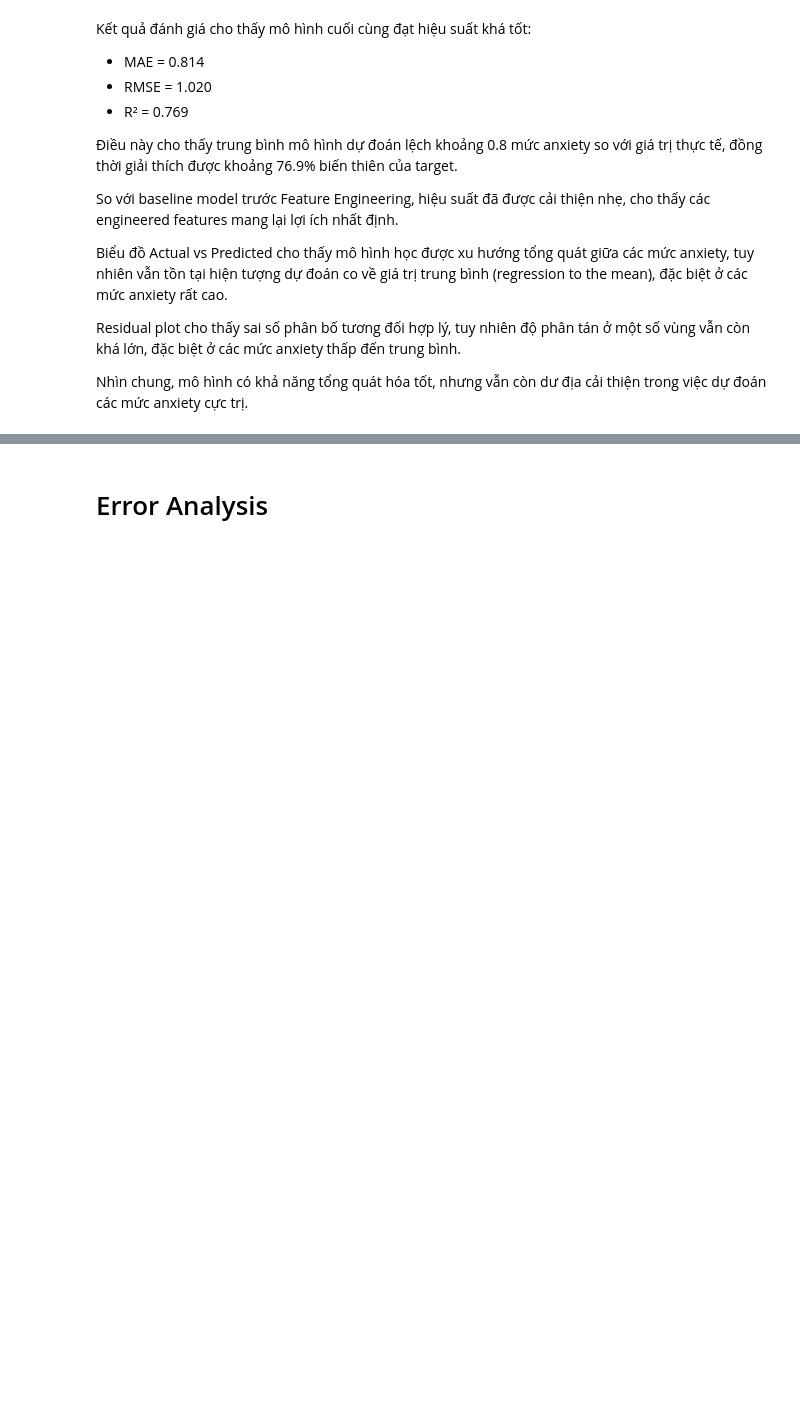
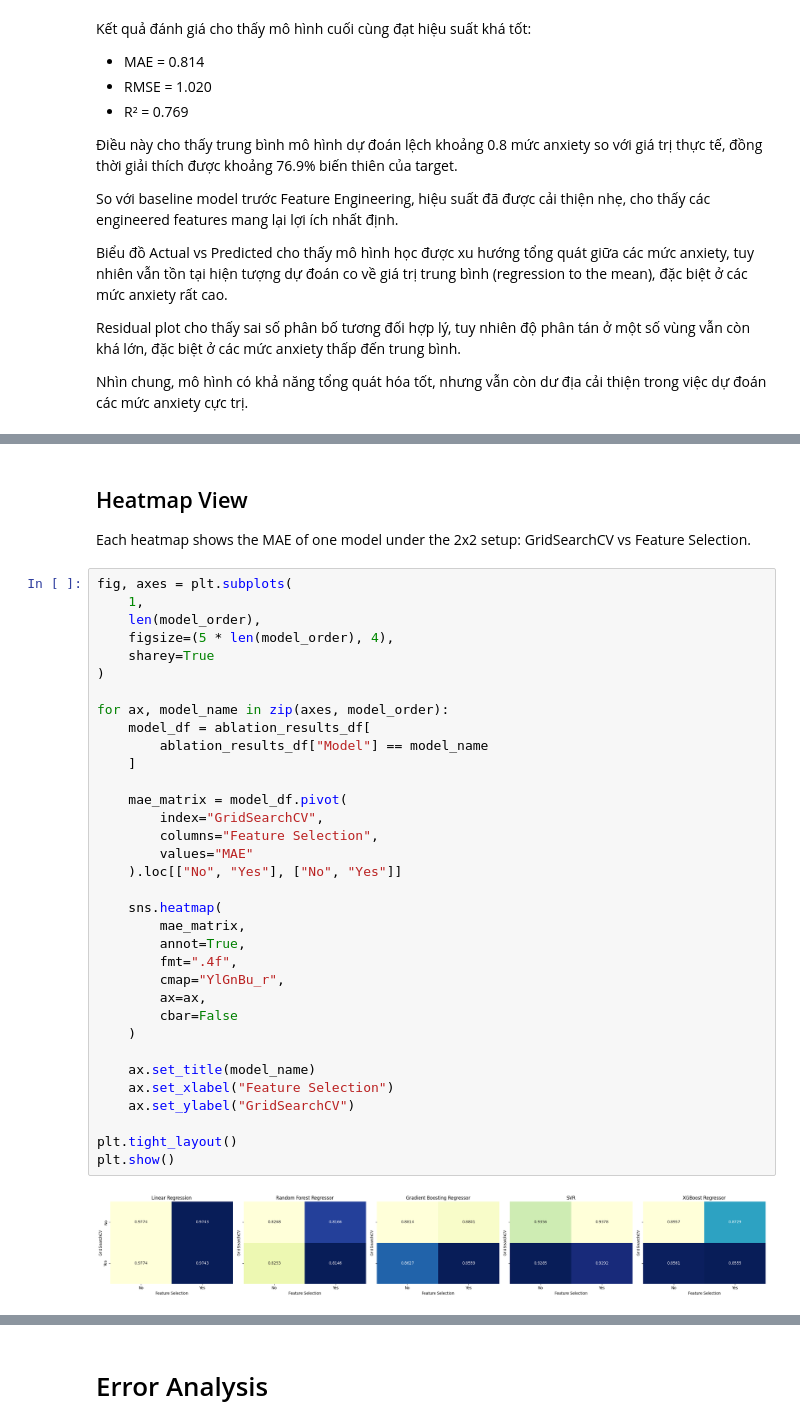
Before and after one commit to Luchienlanh/Social-Anxiety, a Jupyter notebook: Backend/CS114_FinalModel.ipynb, the cells around one changed output, grey strips where cells are left out. Saved outputs shown, nothing was run; the diff lists cells and outputs as text; blank space fills up the shorter version.

```diff
--- a/Backend/CS114_FinalModel.ipynb
+++ b/Backend/CS114_FinalModel.ipynb
@@ -1503,0 +1843,40 @@ Nhìn chung, mô hình có khả năng tổng quát hóa tốt, nhưng vẫn cò
+# %% [markdown]
+## Heatmap View
+
+Each heatmap shows the MAE of one model under the 2x2 setup: GridSearchCV vs Feature Selection.
+# %%
+fig, axes = plt.subplots(
+    1,
+    len(model_order),
+    figsize=(5 * len(model_order), 4),
+    sharey=True
+)
+
+for ax, model_name in zip(axes, model_order):
+    model_df = ablation_results_df[
+        ablation_results_df["Model"] == model_name
+    ]
+
+    mae_matrix = model_df.pivot(
+        index="GridSearchCV",
+        columns="Feature Selection",
+        values="MAE"
+    ).loc[["No", "Yes"], ["No", "Yes"]]
+
+    sns.heatmap(
+        mae_matrix,
+        annot=True,
+        fmt=".4f",
+        cmap="YlGnBu_r",
+        ax=ax,
+        cbar=False
+    )
+
+    ax.set_title(model_name)
+    ax.set_xlabel("Feature Selection")
+    ax.set_ylabel("GridSearchCV")
+
+plt.tight_layout()
+plt.show()
+# %% [output]
+[figure, added]
```
Also changed, not shown: parts of 14 cells of this notebook, 5 other files.
